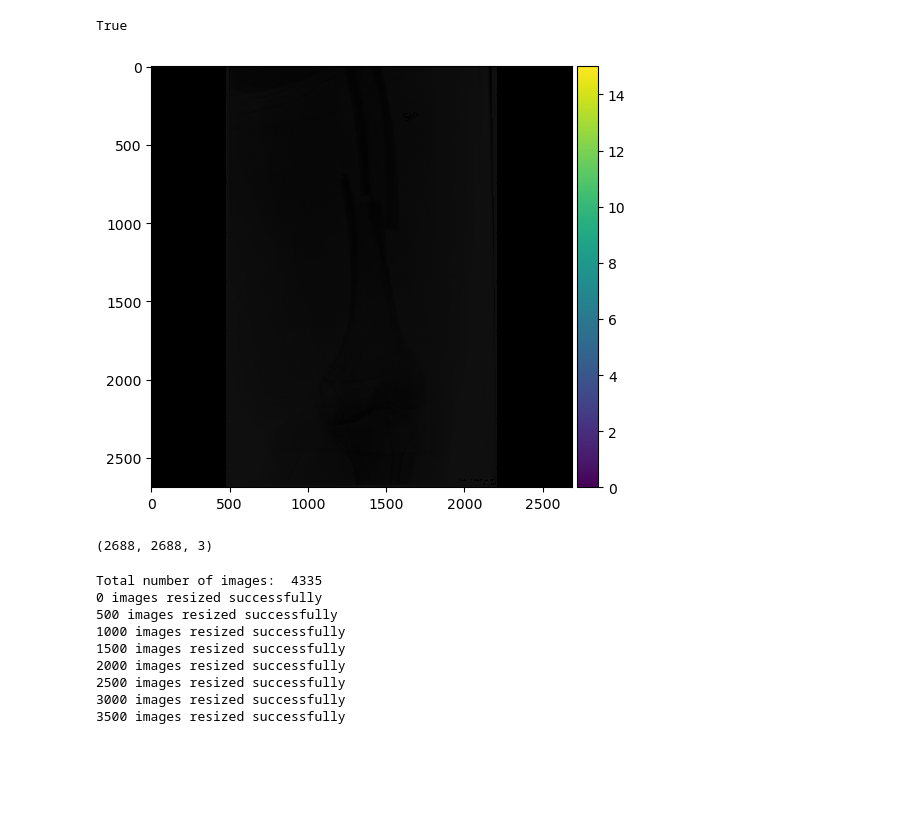
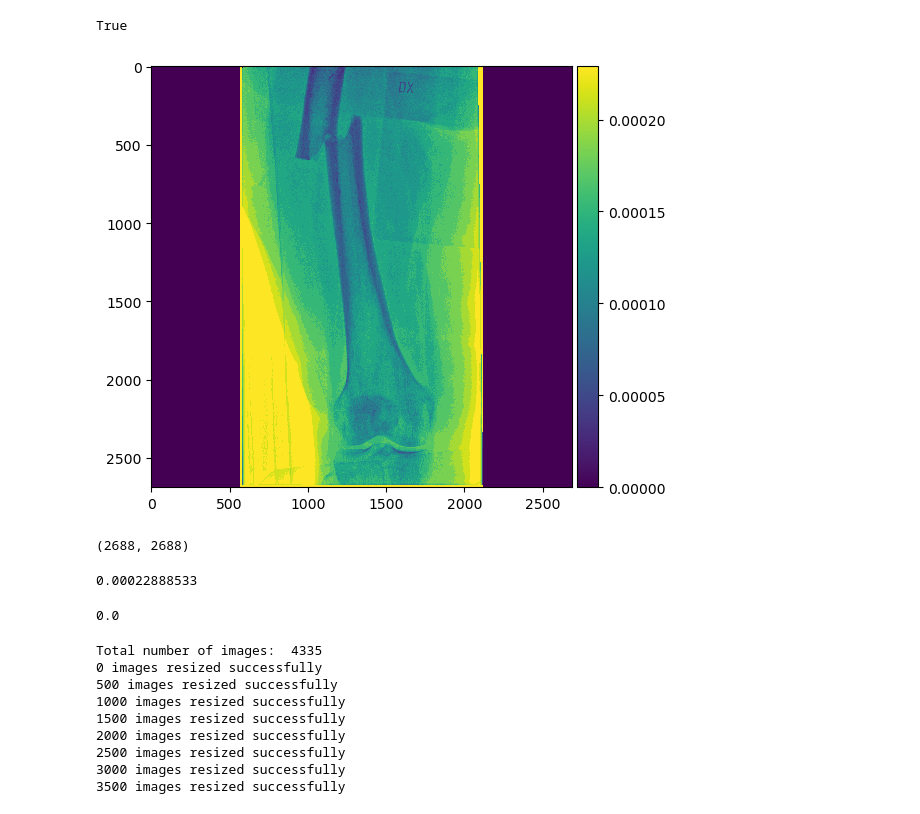
Before and after one commit to chayansraj/Vision-Transformer-Research, a Jupyter notebook: image_analysis.ipynb, the cells around one changed output. Saved outputs shown, nothing was run; the diff lists cells and outputs as text; code cells hidden in the pictures; blank space fills up the shorter version.

Commit message:
Image analysis

```diff
--- a/image_analysis.ipynb
+++ b/image_analysis.ipynb
@@ -129,13 +166,21 @@ cv2.imwrite('resized.png', squared_image)
 # %% [output]
 True
 # %%
-resizedd = cv2.imread("resized.png", cv2.IMREAD_UNCHANGED)
+resizedd = plt.imread("resized.png")
 io.imshow(resizedd)
 io.show()
 resizedd.shape
 # %% [output]
-[figure, old version]
+[figure, new version]
-(2688, 2688, 3)
+(2688, 2688)
+# %%
+resizedd.max()
+# %% [output]
+0.00022888533
+# %%
+resizedd.min()
+# %% [output]
+0.0
 # %%
 image_names = os.listdir('../AFF_large')
 # %%
```
Also changed, not shown: parts of 11 cells of this notebook.
